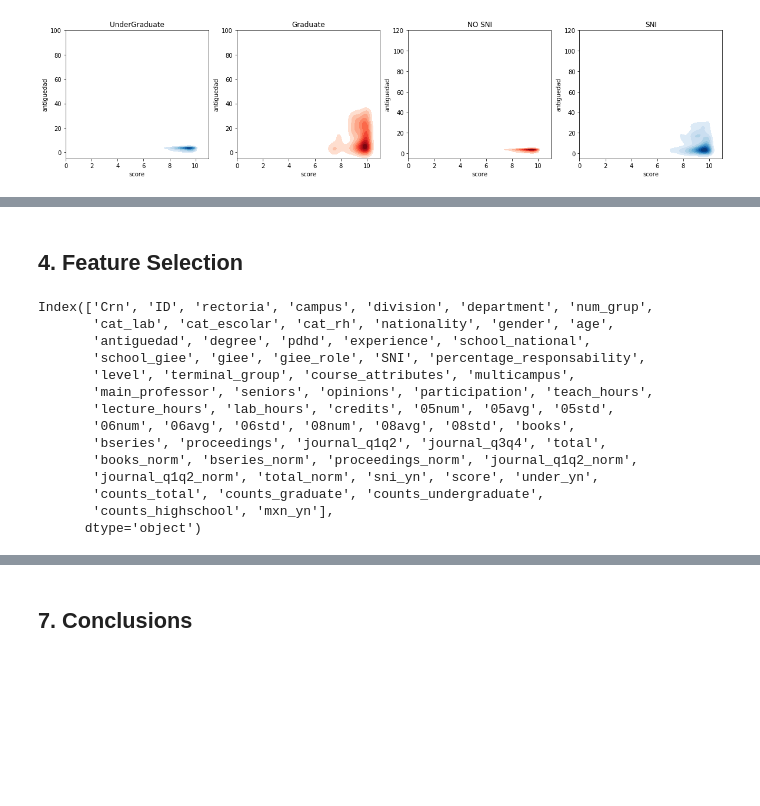
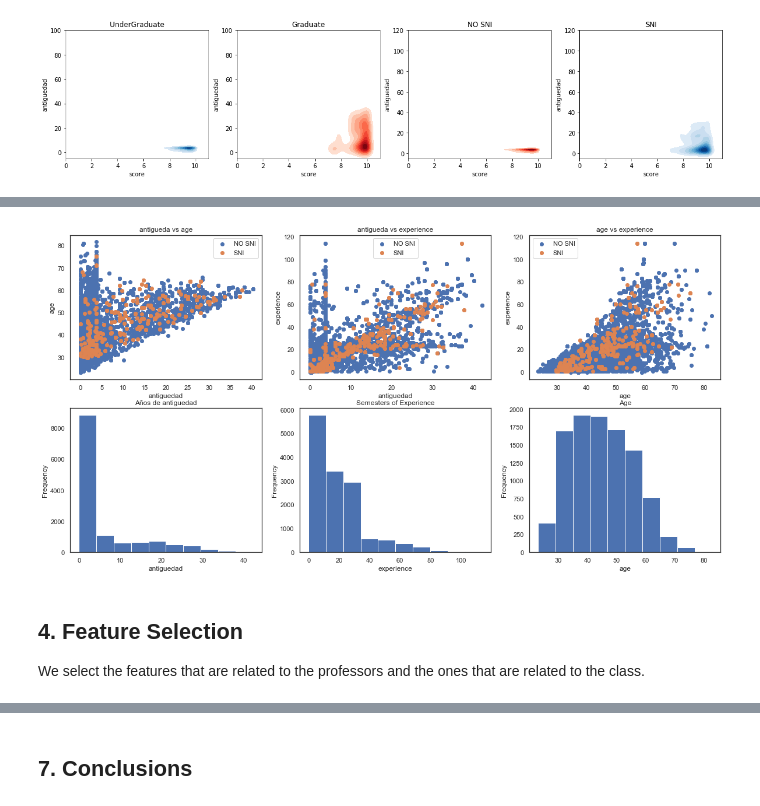
Before and after one commit to luissedas/da-project, a Jupyter notebook: DA-FinalProject.ipynb, the cells around one changed output, grey strips where cells are left out. Saved outputs shown, nothing was run; the diff lists cells and outputs as text; code cells hidden in the pictures; blank space fills up the shorter version.

```diff
--- a/DA-FinalProject.ipynb
+++ b/DA-FinalProject.ipynb
@@ -174,19 +225,43 @@ plt.show()
+# %%
+c1 = np.logical_not(data.antiguedad.isnull()).values;
+c2 = np.logical_not(data.age.isnull()).values;
+c3 = np.logical_not(data.experience.isnull()).values;
+c4 = (data.sni_yn=='NO SNI').values;
+c5 = (data.sni_yn=='SNI').values;
+# %%
+plt.figure(figsize=(20,10))       # set dimensions of the figure
+
+plt.subplot(2,3, 1);
+
+plt.scatter(data[c1 & c2 & c4].antiguedad,data[c1 & c2 & c4].age,label = 'NO SNI');
+plt.scatter(data[c1 & c2 & c5].antiguedad,data[c1 & c2 & c5].age,label = 'SNI');
+plt.legend();plt.xlabel('antiguedad');plt.ylabel('age');plt.title('antigueda vs age');
+
+plt.subplot(2,3, 2);
+plt.scatter(data[c1 & c3 & c4].antiguedad,data[c1 & c3 & c4].experience,label = 'NO SNI');
+plt.scatter(data[c1 & c3 & c5].antiguedad,data[c1 & c3 & c5].experience, label = 'SNI');
+plt.legend();plt.xlabel('antiguedad');plt.ylabel('experience');plt.title('antigueda vs experience');
+
+plt.subplot(2,3, 3);
+plt.scatter(data[c2 & c3 & c4].age,data[c2 & c3 & c4].experience,label = 'NO SNI');
+plt.scatter(data[c2 & c3 & c5].age,data[c2 & c3 & c5].experience, label = 'SNI');
+plt.legend();plt.xlabel('age');plt.ylabel('experience');plt.title('age vs experience');
+
+plt.subplot(2,3,4)
+plt.hist(data.antiguedad)
+plt.title("Años de antiguedad");plt.xlabel("antiguedad");plt.ylabel("Frequency");
+
+plt.subplot(2,3,5)
+plt.hist(data.experience)
+plt.title("Semesters of Experience");plt.xlabel("experience");plt.ylabel("Frequency");
+
+plt.subplot(2,3,6)
+plt.hist(data.age)
+plt.title("Age");plt.xlabel("age");plt.ylabel("Frequency");
+
+plt.show()
+# %% [output]
+[figure, added]
 # %% [markdown]
 ## 4. Feature Selection<a id='feature_selection'></a>
+We select the features that are related to the professors and the ones that are related to the class.
-# %%
-data.columns
-# %% [output]
-Index(['Crn', 'ID', 'rectoria', 'campus', 'division', 'department', 'num_grup',
-       'cat_lab', 'cat_escolar', 'cat_rh', 'nationality', 'gender', 'age',
-       'antiguedad', 'degree', 'pdhd', 'experience', 'school_national',
-       'school_giee', 'giee', 'giee_role', 'SNI', 'percentage_responsability',
-       'level', 'terminal_group', 'course_attributes', 'multicampus',
-       'main_professor', 'seniors', 'opinions', 'participation', 'teach_hours',
-       'lecture_hours', 'lab_hours', 'credits', '05num', '05avg', '05std',
-       '06num', '06avg', '06std', '08num', '08avg', '08std', 'books',
-       'bseries', 'proceedings', 'journal_q1q2', 'journal_q3q4', 'total',
-       'books_norm', 'bseries_norm', 'proceedings_norm', 'journal_q1q2_norm',
-       'journal_q1q2_norm', 'total_norm', 'sni_yn', 'score', 'under_yn',
-       'counts_total', 'counts_graduate', 'counts_undergraduate',
-       'counts_highschool', 'mxn_yn'],
-      dtype='object')
```
Also changed, not shown: parts of 25 cells of this notebook, 2 other files.
